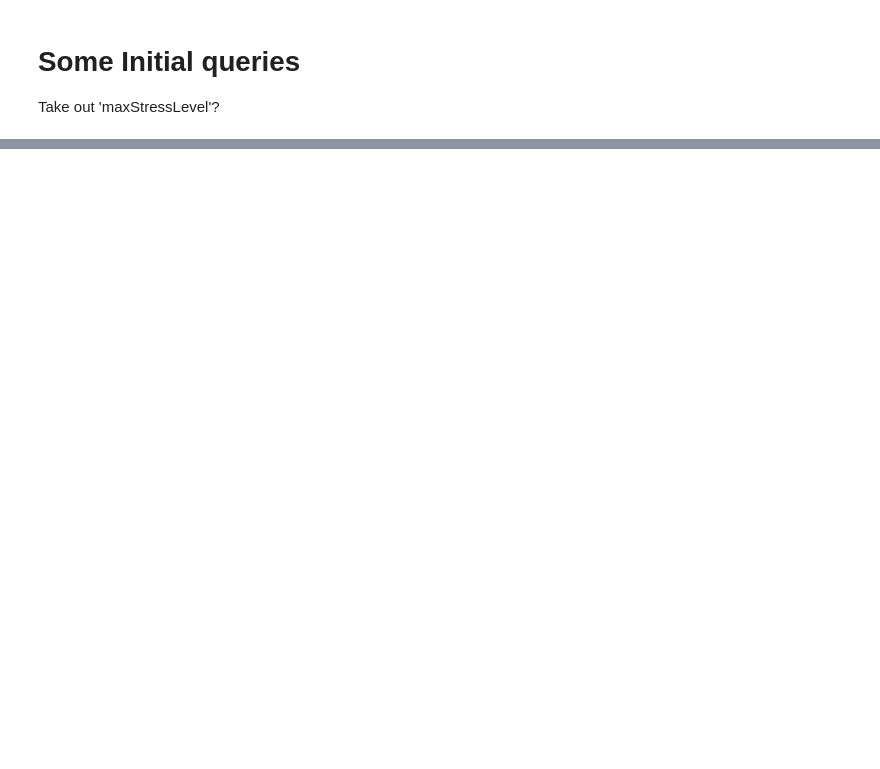
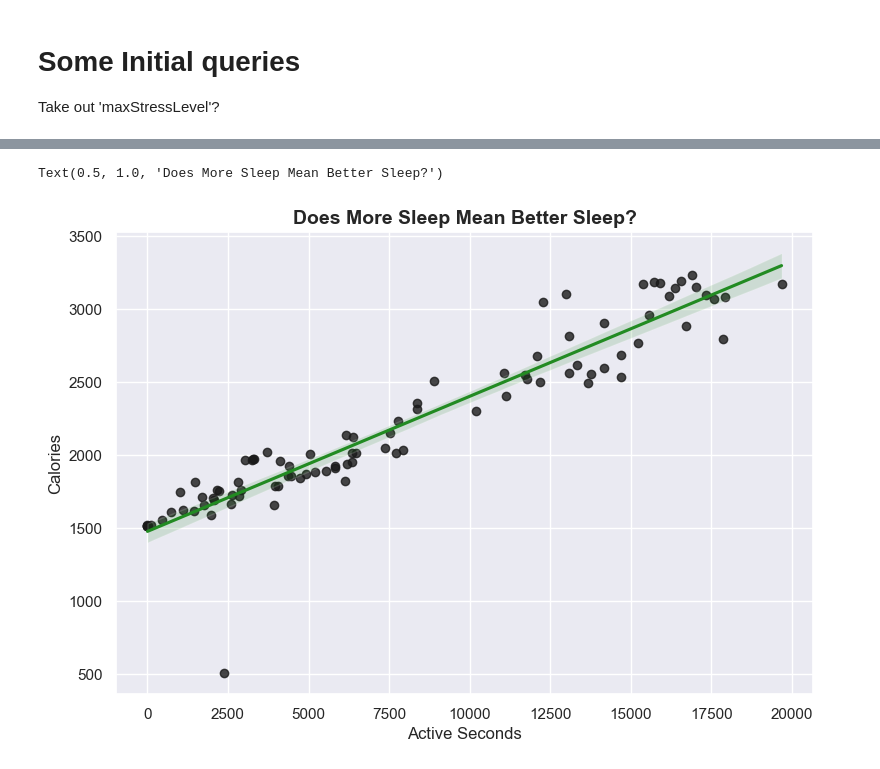
Before and after one commit to christophermagno/christophermagno, a Jupyter notebook: Projects/Health Overview/health_dataset.ipynb, the cells around one changed output, grey strips where cells are left out. Cells and saved outputs as stored; diff of their text form; code cells hidden in the pictures; blank space fills up the shorter version.

```diff
--- a/Projects/Health Overview/health_dataset.ipynb
+++ b/Projects/Health Overview/health_dataset.ipynb
@@ -582,0 +834,13 @@ PortfolioLogger.Health Overview: INFO: sleepTimeSeconds
+# %%
+sns.set(rc={'figure.figsize': (9,6)})
+sns.regplot(x='Active Seconds',
+            y='Calories',
+            data=df_viz,
+            # color='grey',
+            scatter_kws={'color': 'k'},
+            line_kws={'color': POSITIVE_REF_COLOR},
+            )
+plt.title('Does More Sleep Mean Better Sleep?', fontweight='bold', fontsize=14)
+# %% [output]
+Text(0.5, 1.0, 'Does More Sleep Mean Better Sleep?')
+[figure, added]
```
Also changed, not shown: parts of 73 cells of this notebook, 4 other files.
